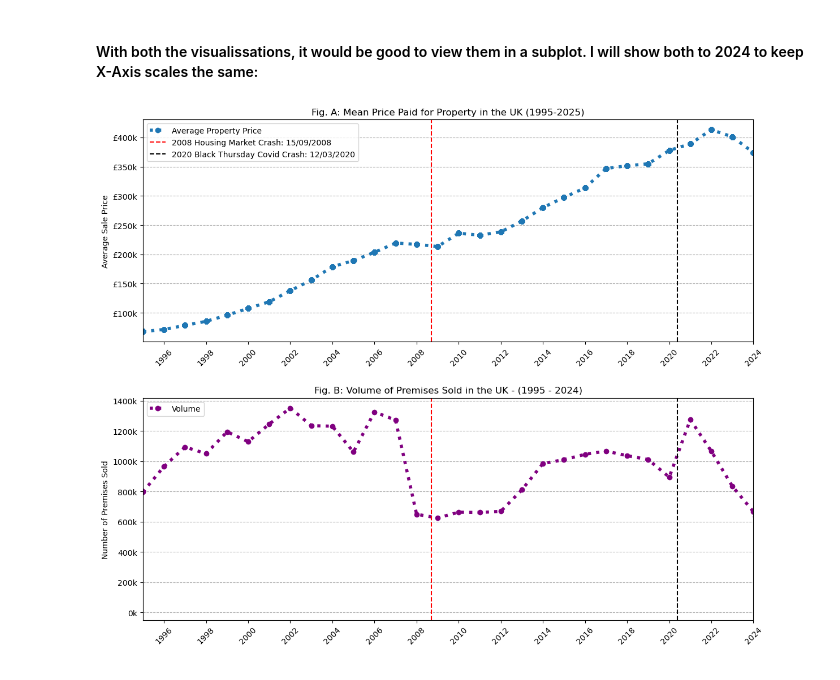
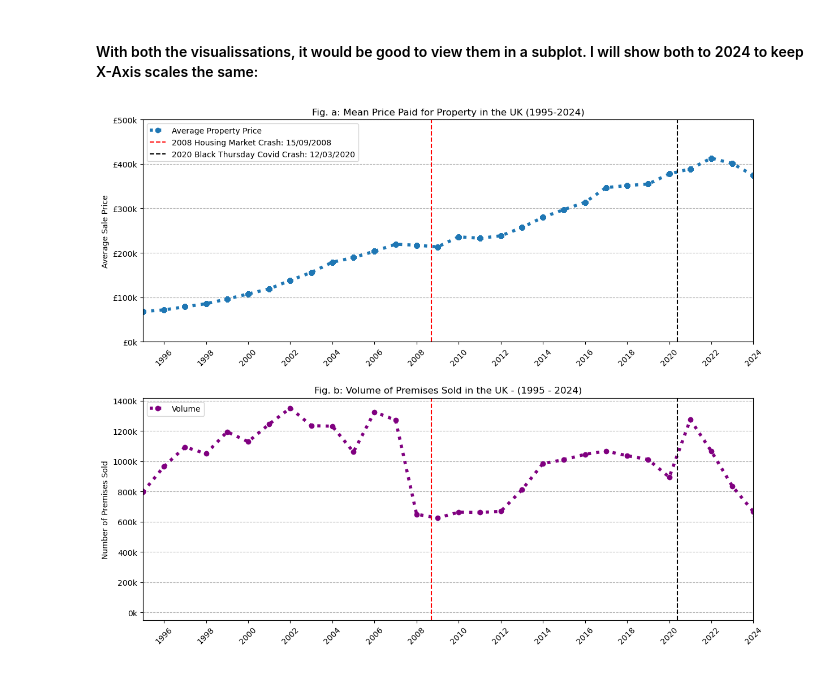
Before and after one commit to HJR41/UK-House-Sale-Analysis-v1, a Jupyter notebook: 2_Project/1_Price_Paid_Over_Time.ipynb, the cells around one changed output. Saved outputs shown, nothing was run; the diff lists cells and outputs as text; code cells hidden in the pictures.

```diff
--- a/2_Project/1_Price_Paid_Over_Time.ipynb
+++ b/2_Project/1_Price_Paid_Over_Time.ipynb
@@ -7,27 +7,20 @@ import seaborn as sns # For enhanced visualisatons
 
 
 #@@@@@@@@@@@@@@@@@@@@@@@@@@@@@@@@@@@@@@@@@@@@@@@@@@@@@@@@@@@@@@@@@@@@@
-#  Change File Path as needed.
-file_path = 'csv\pp-complete.csv'
-#  Change File Path as needed.
+#  Change File Path to use on main data file.
+file_path = 'csv\cleaned_csv\pp-complete_cleaned_data.csv'
+#  Change File Path to use on main data file.
 #@@@@@@@@@@@@@@@@@@@@@@@@@@@@@@@@@@@@@@@@@@@@@@@@@@@@@@@@@@@@@@@@@@@@@
 
 
-# set column names for the data frame.
-col_names = [
-    "transaction_id", "price", "date_of_transfer",
-    "postcode", "property_type", "old_new", "duration",
-    "paon", "saon", "street", "locality", "town_city",
-    "district", "county", "ppd_category_type", "record_status"
-]
 # Import csv into df, remove the header as it's actually a row of data, set column names & add an index.
-df = pd.read_csv(file_path, header=None, names=col_names)
+df = pd.read_csv(file_path, index_col=0)
 
 # clean date time
 df['date_of_transfer'] = pd.to_datetime(df['date_of_transfer'], errors='coerce') # turn date into datetime value
 # %%
-# Remove Gatwick from Data as its all commercial property (airport hotels):
-df = df[df['town_city'] != 'GATWICK']
+# Remove Gatwick from Data as its all commercial property (airport hotels) & Filtering out Thornhill as it looks like just one farm sale, commercial again:
+df = df[(df['town_city'] != 'GATWICK') & (df['town_city'] != 'THORNHILL')]
 # %%
 df_o1 = df.copy()
 # %%
@@ -167,7 +160,7 @@ ax[0].legend(
     ['Average Property Price', f'2008 Housing Market Crash: 15/09/2008', f'2020 Black Thursday Covid Crash: 12/03/2020'],
     loc='upper left'
 )
-
+ax[0].set_ylim(0, 500_000)
 ax[0].yaxis.set_major_formatter(plt.FuncFormatter(lambda y, pos: f'£{int(y/1000)}k')) # Formats the Y ticks to £100k etc
 ax[0].locator_params(axis='x', nbins=19)
 ax[0].tick_params(axis='x', rotation=45)
@@ -179,31 +172,31 @@ ax[0].set_title(f'Fig. a: {average_type} Price Paid for Property in the UK (1995
 
 df_o2_pivot.plot(
     kind='line',
     linewidth=4,
     linestyle=':',
     color='purple',
     marker='o',
     markersize=6,
     label='Volume',
     ax=ax[1])
 
 house_crash_line = ax[1].axvline(house_crash_date.year + 0.7, color='red', linestyle='--', linewidth=1.5)
 covid_line = ax[1].axvline(covid_crash_date.year + 0.393, color='black', linestyle='--', linewidth=1.5)
 house_line = ax[1].get_lines()[1]
 
 
 ax[1].locator_params(axis='x', nbins=19)
 ax[1].tick_params(axis='x', rotation=45)
 ax[1].set_xlim(1995, 2024)
 ax[1].grid(axis='y', linestyle="--") #Grid & linestyle of grid.
 ax[1].set_ylabel('Number of Premises Sold')
 ax[1].set_title('Fig. b: Volume of Premises Sold in the UK - (1995 - 2024)')
 ax[1].set_xlabel("    ")
 ax[1].legend(title='', loc='upper left')
 ax[1].yaxis.set_major_formatter(plt.FuncFormatter(lambda y, pos: f'{int(y/1000)}k'))
 
 
 fig.tight_layout()
 plt.show()
 # %% [output]
-[figure, old version]
+[figure, new version]
```
Also changed, not shown: 1 other file.
